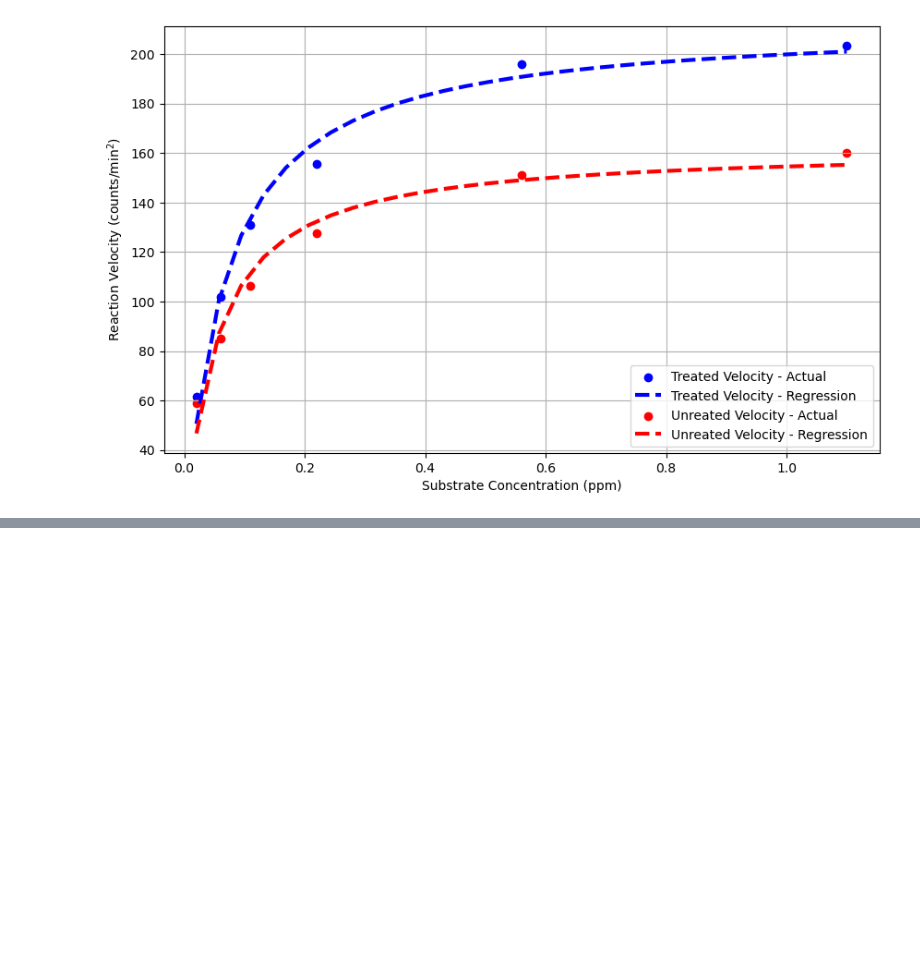
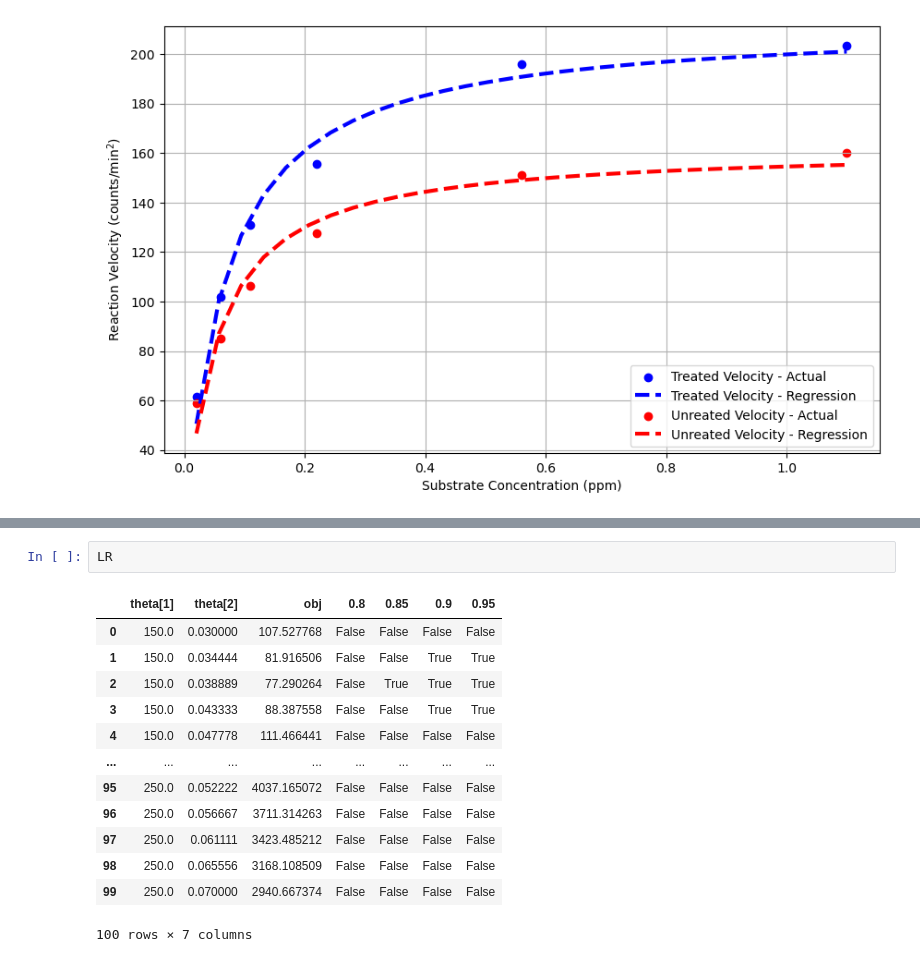
Before and after one commit to smondal13/DOE-Examples, a Jupyter notebook: Examples/Michaelis_Menten_Puromycin_Example.ipynb, the cells around one changed output, grey strips where cells are left out. Saved outputs shown, nothing was run; the diff lists cells and outputs as text; blank space fills up the shorter version.

```diff
--- a/Examples/Michaelis_Menten_Puromycin_Example.ipynb
+++ b/Examples/Michaelis_Menten_Puromycin_Example.ipynb
@@ -241,0 +264,16 @@ plt.legend()
+# %%
+LR
+# %% [output]
+|  | theta[1] | theta[2] | obj | 0.8 | 0.85 | 0.9 | 0.95 |
+| 0 | 150.0 | 0.030000 | 107.527768 | False | False | False | False |
+| 1 | 150.0 | 0.034444 | 81.916506 | False | False | True | True |
+| 2 | 150.0 | 0.038889 | 77.290264 | False | True | True | True |
+| 3 | 150.0 | 0.043333 | 88.387558 | False | False | True | True |
+| 4 | 150.0 | 0.047778 | 111.466441 | False | False | False | False |
+| ... | ... | ... | ... | ... | ... | ... | ... |
+| 95 | 250.0 | 0.052222 | 4037.165072 | False | False | False | False |
+| 96 | 250.0 | 0.056667 | 3711.314263 | False | False | False | False |
+| 97 | 250.0 | 0.061111 | 3423.485212 | False | False | False | False |
+| 98 | 250.0 | 0.065556 | 3168.108509 | False | False | False | False |
+| 99 | 250.0 | 0.070000 | 2940.667374 | False | False | False | False |
+100 rows × 7 columns
```
Also changed, not shown: parts of 7 cells of this notebook.
